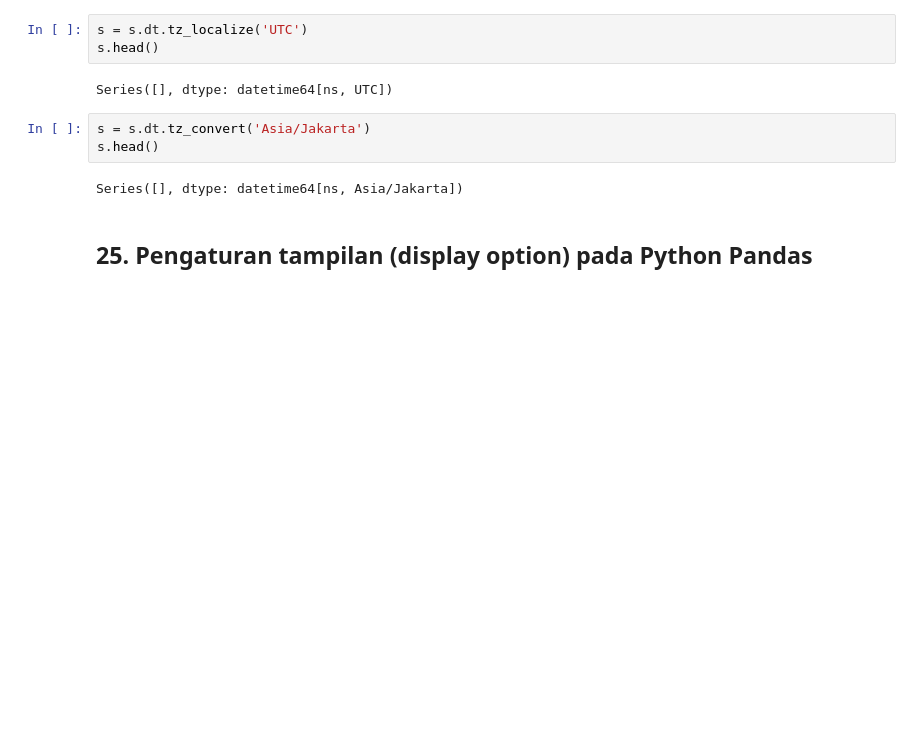
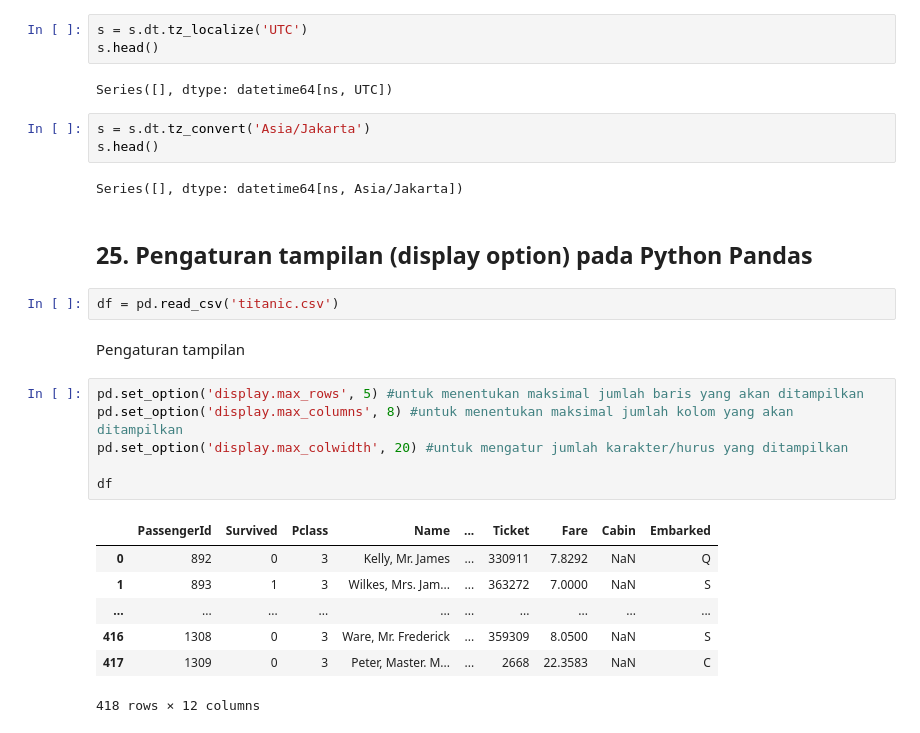
Before and after one commit to Edy-Mochamad/Learn-jupyter-notebook, a Jupyter notebook: pandas.ipynb, the cells around one changed output. Saved outputs shown, nothing was run; the diff lists cells and outputs as text; blank space fills up the shorter version.

```diff
--- a/pandas.ipynb
+++ b/pandas.ipynb
@@ -1253,3 +1254,21 @@ s.head()
 Series([], dtype: datetime64[ns, Asia/Jakarta])
 # %% [markdown]
 ## **25. Pengaturan tampilan (display option) pada Python Pandas**
+# %%
+df = pd.read_csv('titanic.csv')
+# %% [markdown]
+Pengaturan tampilan
+# %%
+pd.set_option('display.max_rows', 5) #untuk menentukan maksimal jumlah baris yang akan ditampilkan
+pd.set_option('display.max_columns', 8) #untuk menentukan maksimal jumlah kolom yang akan ditampilkan
+pd.set_option('display.max_colwidth', 20) #untuk mengatur jumlah karakter/hurus yang ditampilkan
+
+df
+# %% [output]
+|  | PassengerId | Survived | Pclass | Name | ... | Ticket | Fare | Cabin | Embarked |
+| 0 | 892 | 0 | 3 | Kelly, Mr. James | ... | 330911 | 7.8292 | NaN | Q |
+| 1 | 893 | 1 | 3 | Wilkes, Mrs. Jam... | ... | 363272 | 7.0000 | NaN | S |
+| ... | ... | ... | ... | ... | ... | ... | ... | ... | ... |
+| 416 | 1308 | 0 | 3 | Ware, Mr. Frederick | ... | 359309 | 8.0500 | NaN | S |
+| 417 | 1309 | 0 | 3 | Peter, Master. M... | ... | 2668 | 22.3583 | NaN | C |
+418 rows × 12 columns
```
Also changed, not shown: parts of 4 cells of this notebook.
